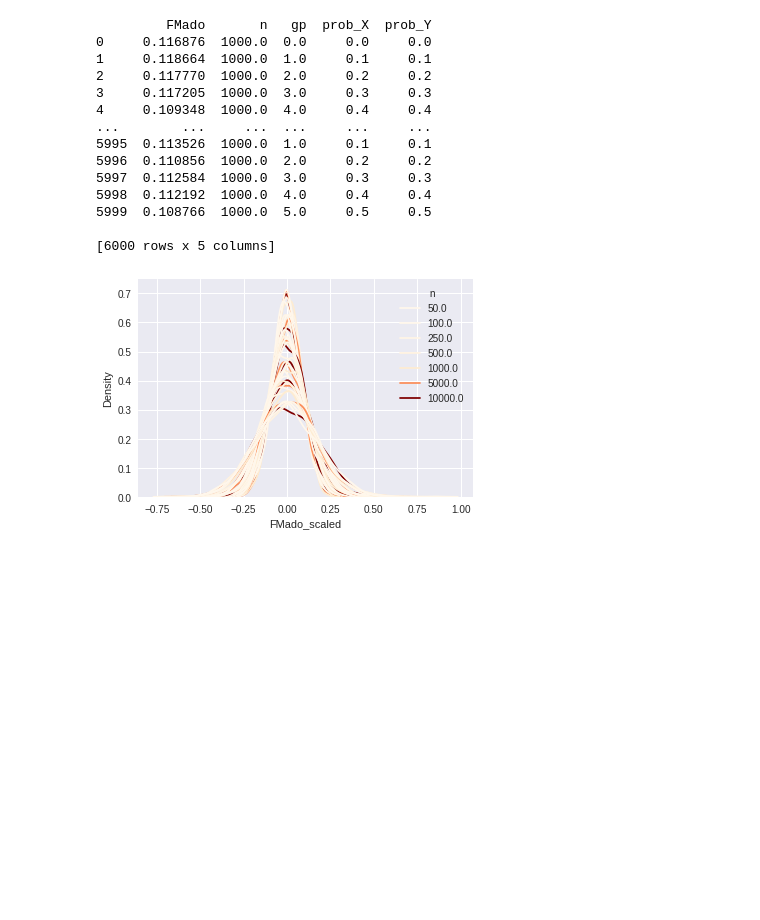
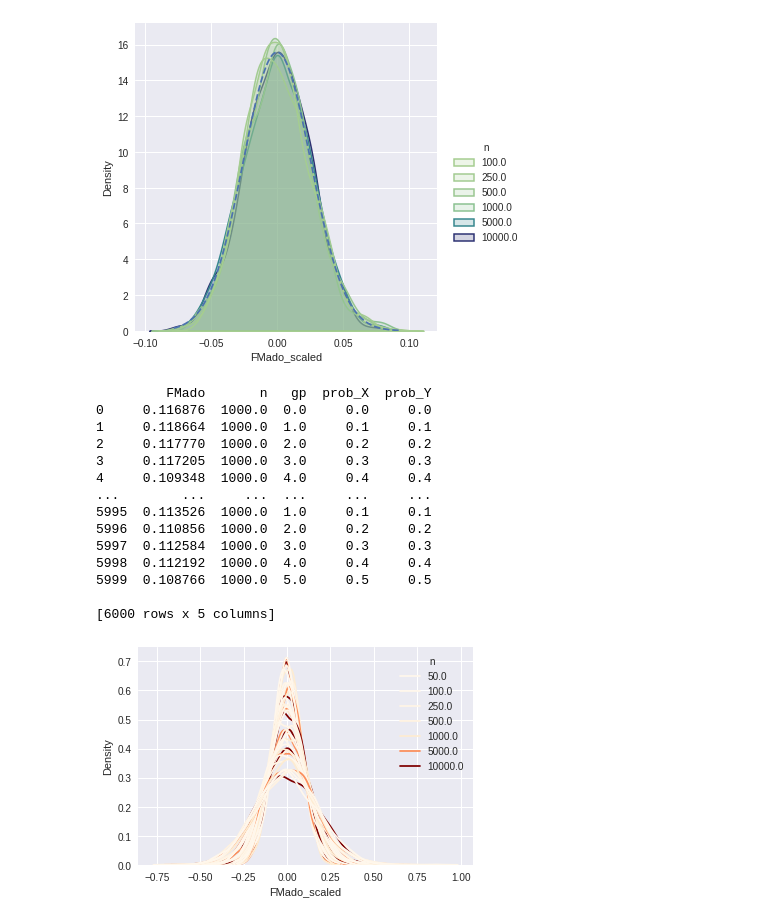
Before and after one commit to Aleboul/LJAD, a Jupyter notebook: FMadogram/FMadogram.ipynb, the cells around one changed output. Drawn from its saved outputs; the diff is of its cells as text; code cells hidden in the pictures; blank space fills up the shorter version.

```diff
--- a/FMadogram/FMadogram.ipynb
+++ b/FMadogram/FMadogram.ipynb
@@ -58,7 +58,7 @@ def dist(X, lmbd, missing):
 
 	return dist
 
-def fmado(x, lmbd=0.5):
+def fmado(x, lmbd=0.1):
 	"""
 		This function
 
@@ -85,7 +85,7 @@ def fmado(x, lmbd=0.5):
 		V[:,p] = Femp
 	# With Madogram
 	cross_missing = np.array([np.multiply(x[:,Nnb], x[:,Nnb +p]) for p in range(1, Nnb)])
-	Fmado = dist(np.transpose(V),lmbd = 0.5, missing = cross_missing) / (2 * np.sum(cross_missing))
+	Fmado = dist(np.transpose(V),lmbd = lmbd, missing = cross_missing) / (2 * np.sum(cross_missing))
 
 	return Fmado
 
@@ -117,7 +117,7 @@ def simu(target):
 		obs_all = np.concatenate([obs_all, I], axis = 1)
 		for i in range(0, len(target['n_sample'])):
 			obs = obs_all[:target['n_sample'][i]]
-			FMado = fmado(obs)
+			FMado = fmado(obs, target['lambda'])
 			FMado_store[i] = FMado[0,1]
 			probs.append(target['probs_missing'])
 
@@ -166,9 +178,10 @@ target['niter'] = 1000
 target['simulation'] = np.random.multivariate_normal
 target['probs_missing'] = [0.0,0.0]
 target['n_sample'] = [100, 250, 500, 1000, 5000, 10000]
+target['lambda'] = 0.1
 
 mean = [0,0]
-cov = [[1,0.25],[0.25,1]]
+cov = [[1000,0],[0,1000]]
 
 dataset = simu(target)
 df_FMado = pd.DataFrame(np.concatenate(dataset))
@@ -184,3 +191,18 @@ plt.show()
+# %%
+def gauss_function(x,x0, sigma):
+    return np.sqrt(1/ (2*np.pi * sigma**2)) * np.exp(-(x - x0) ** 2 / (2 * sigma**2))
+
+mean = 0
+sigma = np.sqrt(var_mado(target['lambda']))
+x = np.linspace(min(df_FMado['FMado_scaled']), max(df_FMado['FMado_scaled']), 1000)
+gauss = gauss_function(x,mean, sigma)
+
+cmap = cm.get_cmap('OrRd')
+sns.displot(data = df_FMado, x = "FMado_scaled", hue = "n", palette= "crest", kind = 'kde', common_norm = False, alpha = 0.2, fill = True, linewidth = 1.5)
+plt.plot(x,gauss, linestyle = '--')
+plt.show()
+# %% [output]
+[figure, added]
 # %%
 target = {}
 
```
Also changed, not shown: parts of 2 cells of this notebook.
